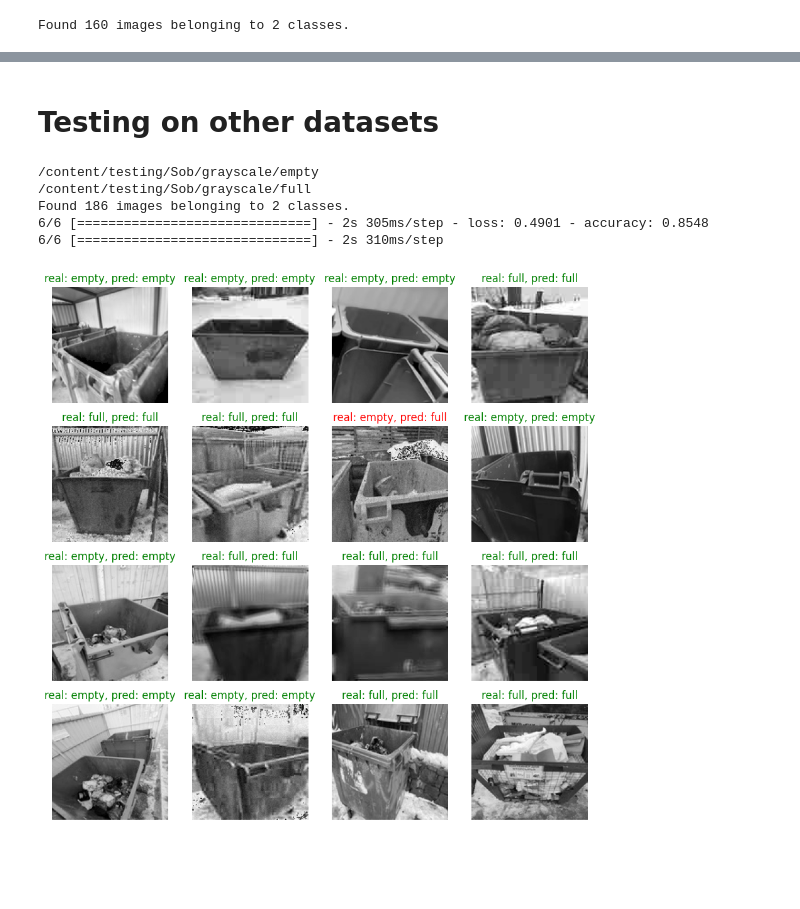
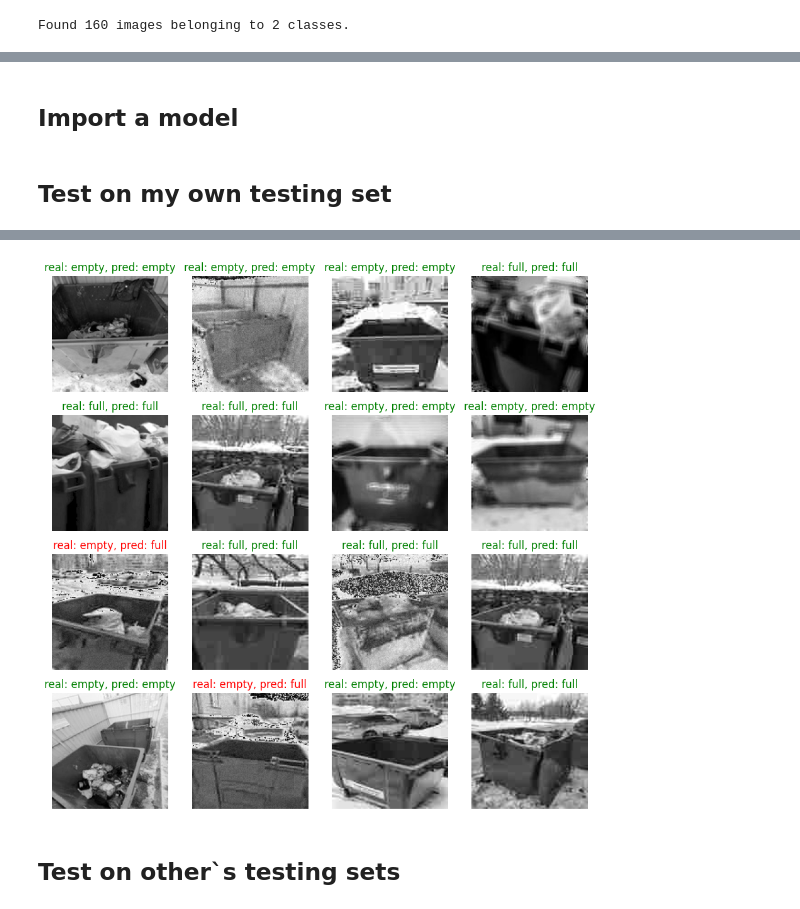
Before and after one commit to iishutov/CV-Project, a Jupyter notebook: ml_project.ipynb, the cells around one changed output, grey strips where cells are left out. Cells and saved outputs as stored; diff of their text form; code cells hidden in the pictures; blank space fills up the shorter version.

```diff
--- a/ml_project.ipynb
+++ b/ml_project.ipynb
@@ -264,0 +292,2 @@ model.save("container_classifier.h5")
+# %% [markdown]
+## Import a model
@@ -264,0 +296,5 @@ model.save("container_classifier.h5")
+# %% [markdown]
+## Test on my own testing set
+# %%
+show_predictions(test_dataset)
+# %% [output]
@@ -265,66 +302,3 @@ model.save("container_classifier.h5")
+[figure, added]
 # %% [markdown]
-# Testing on other datasets
+## Test on other`s testing sets
-# %%
-! rm -rf testing/Sob
-! mkdir -p testing/Sob/grayscale/empty testing/Sob/grayscale/full
-
-zip_dir = '/content/drive/MyDrive/ML/test_Sob.zip'
-dir = '/content/testing/Sob'
-with zipfile.ZipFile(zip_dir, 'r') as zip_ref:
-      zip_ref.extractall(dir)
-
-test_dir = colored_dir = '/content/testing/Sob/test'
-grayscale_dir = '/content/testing/Sob/grayscale'
-
-for container_class in 'empty', 'full':
-  c_class_dir = os.path.join(colored_dir, container_class)
-  g_class_dir = os.path.join(grayscale_dir, container_class)
-  print(g_class_dir)
-  for filename in os.listdir(c_class_dir):
-    img = cv2.imread(os.path.join(c_class_dir, filename), 0)
-    cv2.imwrite(os.path.join(g_class_dir, filename), img)
-
-test_dir = grayscale_dir
-
-test_dataset = test_datagen.flow_from_directory(
-    directory=test_dir,
-    color_mode='grayscale',
-    target_size=(img_height, img_width),
-    batch_size=batch_size,
-    class_mode='binary',
-    shuffle=False,
-    seed=42
-)
-model.evaluate(test_dataset)
-predictions = model.predict(test_dataset)
-
-idx = 0
-rng = np.random.default_rng()
-fig, axs = plt.subplots(nrows=4, ncols=4, figsize=(11,11))
-
-for i in range(4):
-  for j in range(4):
-    image, label = test_dataset.next()
-    _batch_size = label.shape[0]
-
-    local_idx = (int)(_batch_size * rng.uniform())
-    global_idx = (idx + local_idx) % len(predictions)
-
-    real_class = 'full' if np.round(label[local_idx]) else 'empty'
-    predicted_class = 'full' if np.round(predictions[global_idx][0]) else 'empty'
-
-    axs[i,j].set_title(f'real: {real_class}, pred: {predicted_class}')\
-      .set_color('green' if real_class == predicted_class else 'red')
-    axs[i,j].imshow(image[local_idx], cmap='gray')
-    axs[i,j].axis('off')
-
-    idx += _batch_size
-
-plt.show()
-# %% [output]
-/content/testing/Sob/grayscale/empty
-/content/testing/Sob/grayscale/full
-Found 186 images belonging to 2 classes.
-6/6 [==============================] - 2s 305ms/step - loss: 0.4901 - accuracy: 0.8548
-6/6 [==============================] - 2s 310ms/step
-[figure, removed]
```
Also changed, not shown: parts of 24 cells of this notebook.
